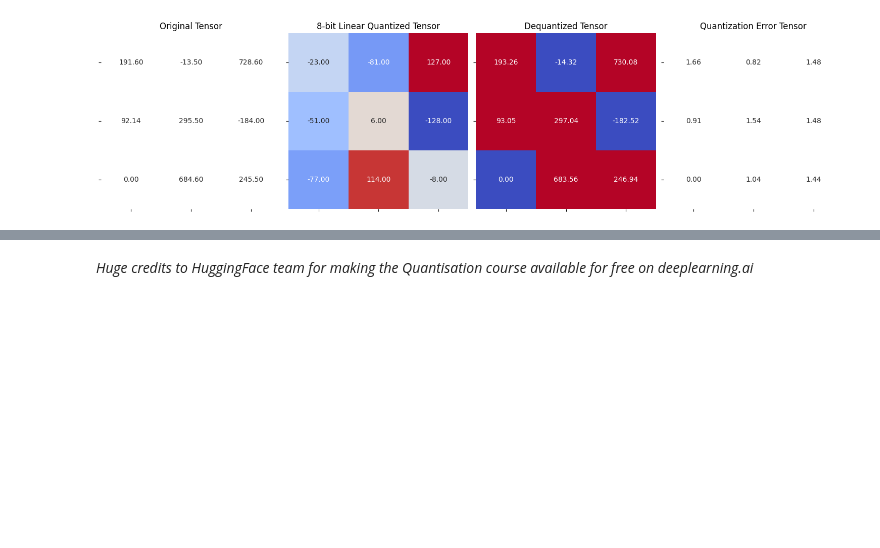
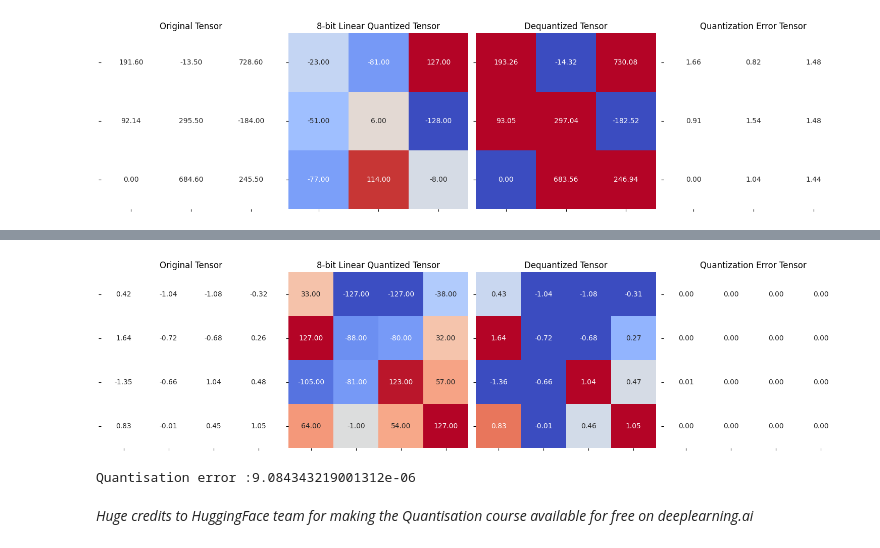
Before and after one commit to lathashree01/ml_quantisation, a Jupyter notebook: notebooks/in_depth/L2/linear_quantisation.ipynb, the cells around one changed output, grey strips where cells are left out. Cells and saved outputs as stored; diff of their text form; code cells hidden in the pictures; blank space fills up the shorter version.

```diff
--- a/notebooks/in_depth/L2/linear_quantisation.ipynb
+++ b/notebooks/in_depth/L2/linear_quantisation.ipynb
@@ -213,2 +268,17 @@ Quantisation error :0.6449072360992432
+# %%
+### along the columns (dim = 1)
+quantised_tensor_1, scale_1 = linear_q_symmetric_per_channel(
+    test_tensor, dim=1)
+
+dequantised_tensor_1 = linear_dequantisation(
+    quantised_tensor_1, scale_1, 0)
+
+plot_quantization_errors(
+    test_tensor, quantised_tensor_1, dequantised_tensor_1, n_bits=8)
+
+print(f"Quantisation error :{(dequantised_tensor_1-test_tensor).square().mean()}")
+# %% [output]
+[figure, added]
+Quantisation error :9.084343219001312e-06
 # %% [markdown]
 *Huge credits to HuggingFace team for making the Quantisation course available for free on deeplearning.ai*
```
Also changed, not shown: parts of 12 cells of this notebook, 1 other file.
